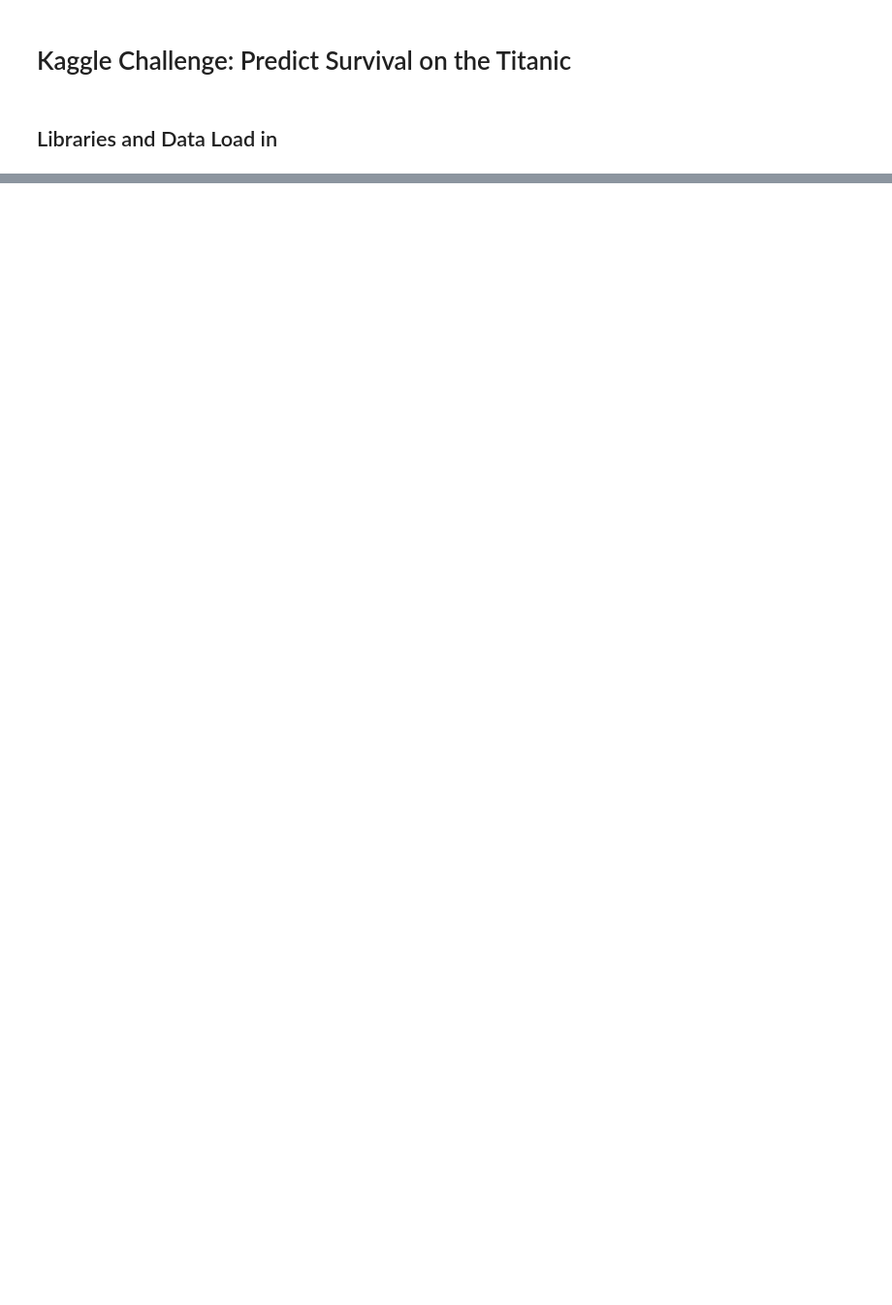
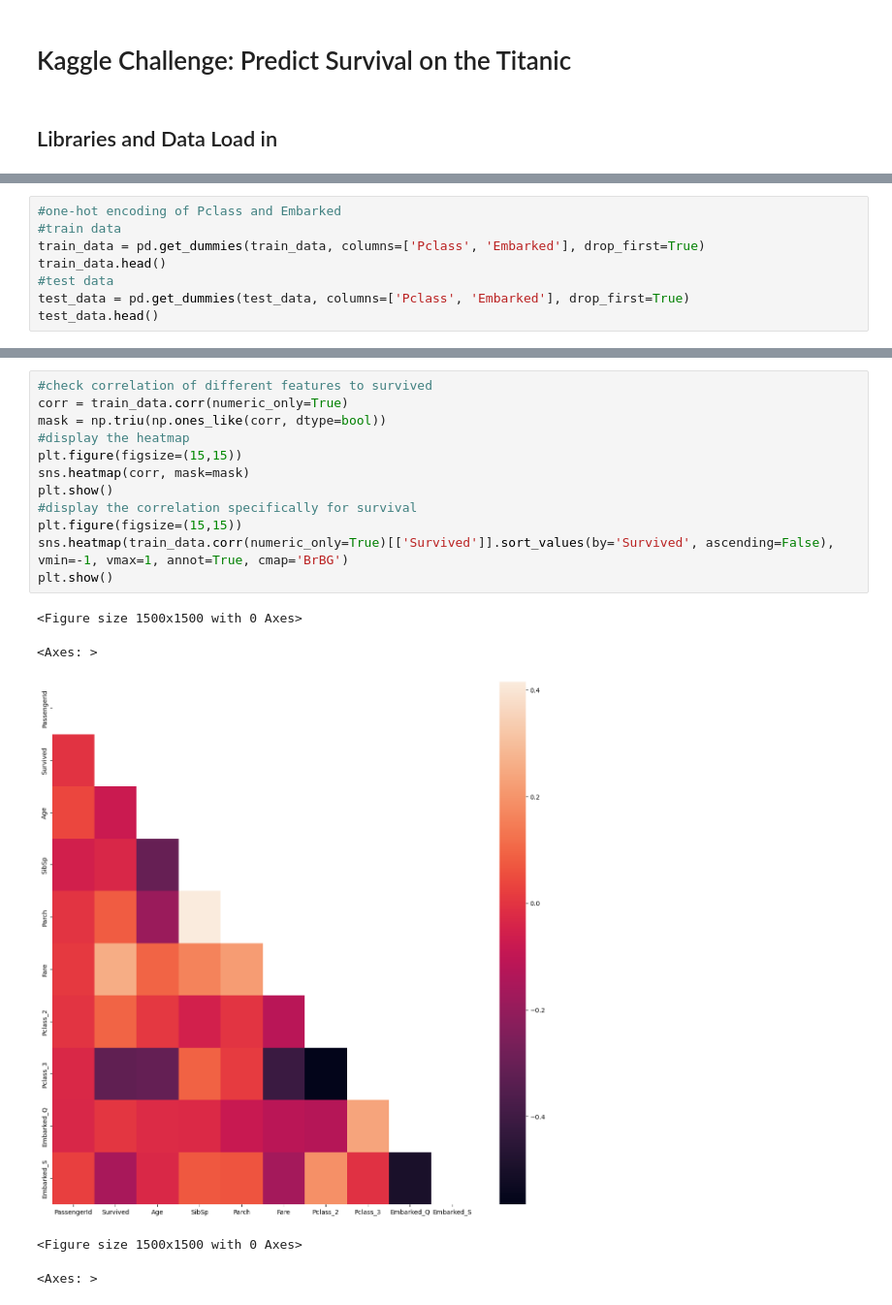
Before and after one commit to fbazzi19/kaggleTitanic, a Jupyter notebook: titanic_ml.ipynb, the cells around one changed output, grey strips where cells are left out. Shown at 97% size. Saved outputs shown, nothing was run; the diff lists cells and outputs as text; blank space fills up the shorter version.

```diff
--- a/titanic_ml.ipynb
+++ b/titanic_ml.ipynb
@@ -21,0 +74,8 @@ test_data.head()
+# %%
+#one-hot encoding of Pclass and Embarked
+#train data
+train_data = pd.get_dummies(train_data, columns=['Pclass', 'Embarked'], drop_first=True)
+train_data.head()
+#test data
+test_data = pd.get_dummies(test_data, columns=['Pclass', 'Embarked'], drop_first=True)
+test_data.head()
@@ -21,0 +95,18 @@ test_data.head()
+# %%
+#check correlation of different features to survived
+corr = train_data.corr(numeric_only=True)
+mask = np.triu(np.ones_like(corr, dtype=bool))
+#display the heatmap
+plt.figure(figsize=(15,15))
+sns.heatmap(corr, mask=mask)
+plt.show()
+#display the correlation specifically for survival
+plt.figure(figsize=(15,15))
+sns.heatmap(train_data.corr(numeric_only=True)[['Survived']].sort_values(by='Survived', ascending=False), vmin=-1, vmax=1, annot=True, cmap='BrBG')
+plt.show()
+# %% [output]
+<Figure size 1500x1500 with 0 Axes>
+<Axes: >
+[figure, added]
+<Figure size 1500x1500 with 0 Axes>
+<Axes: >
```
Also changed, not shown: parts of 8 cells of this notebook.
